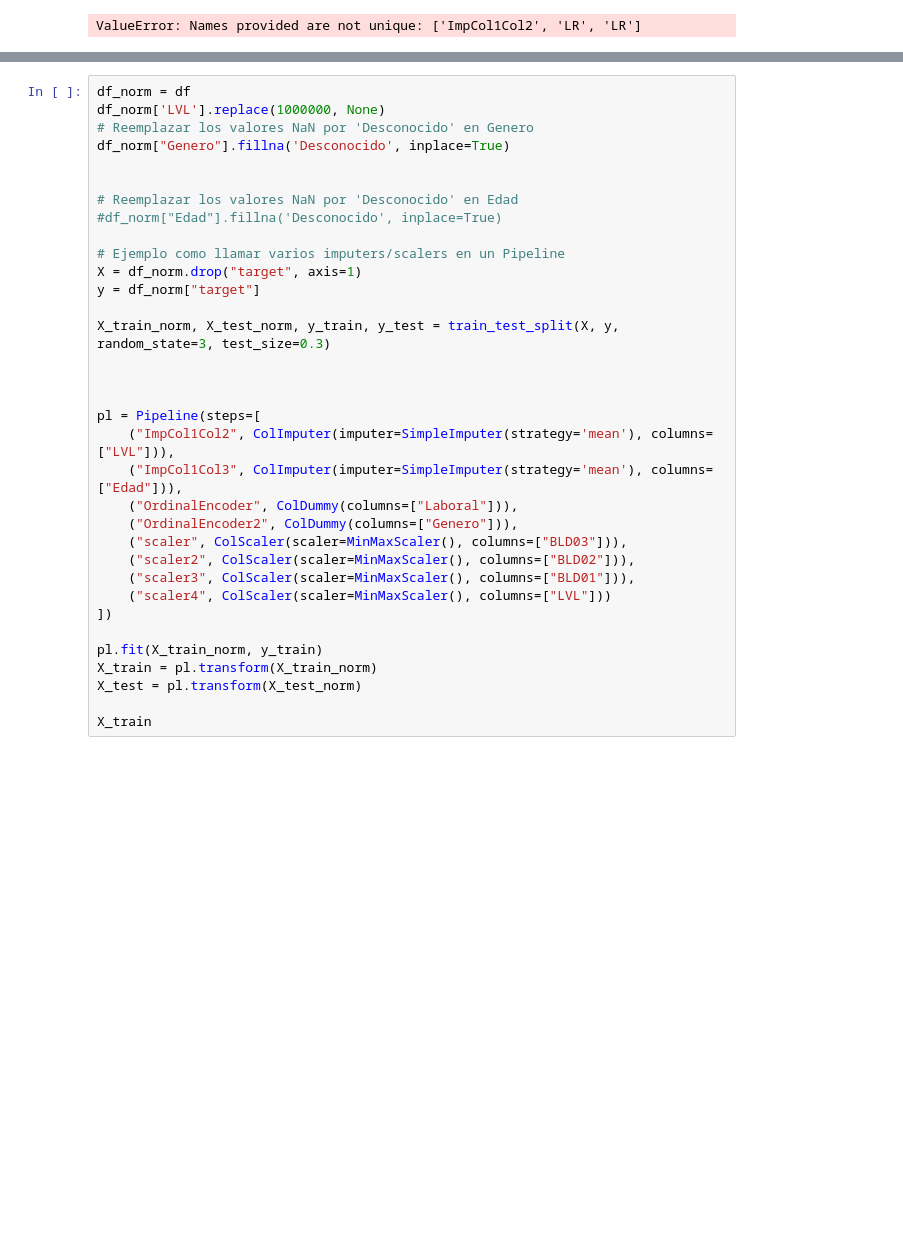
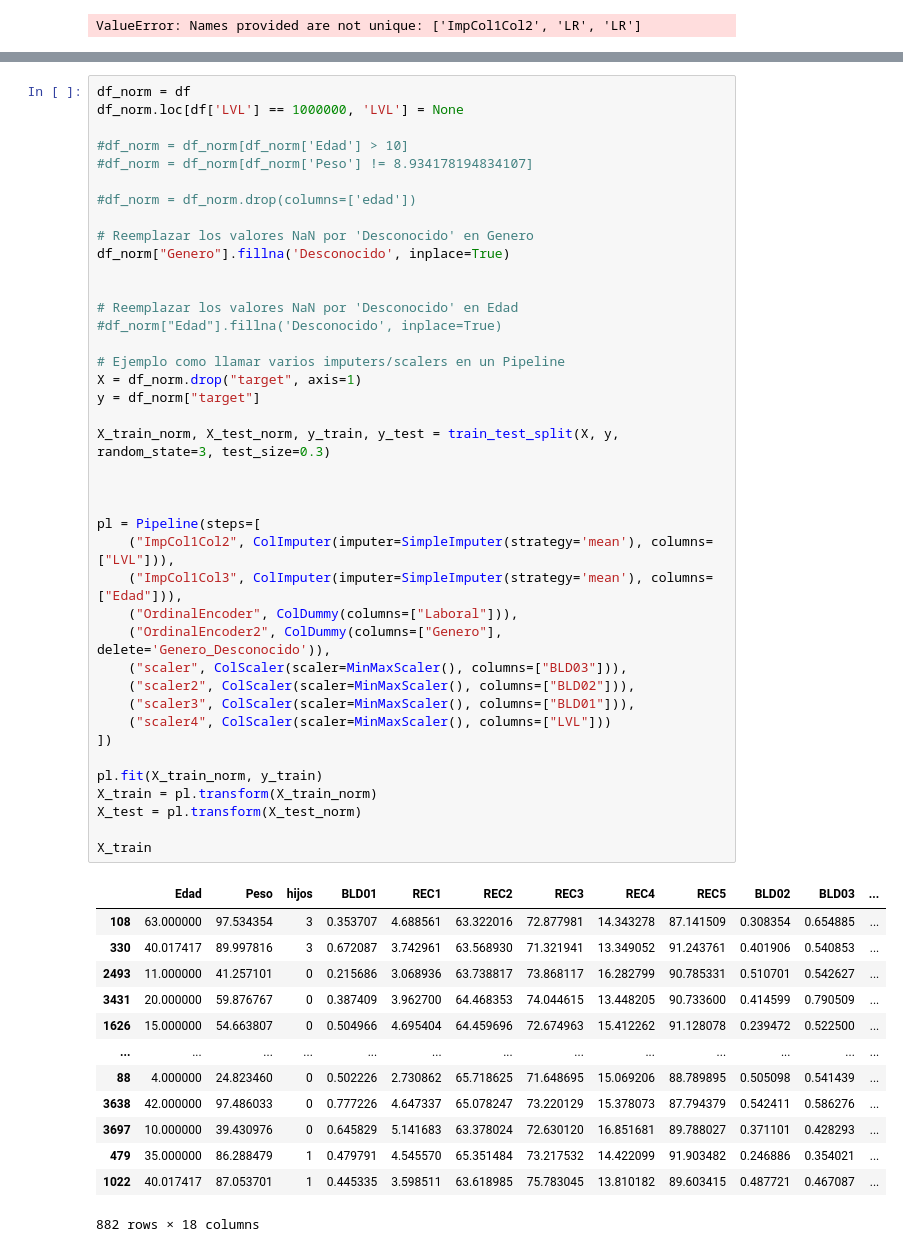
Before and after one commit to ignaciomontovio/TP-Virus, a Jupyter notebook: TP_EntregableVirus.ipynb, the cells around one changed output, grey strips where cells are left out. Saved outputs shown, nothing was run; the diff lists cells and outputs as text; blank space fills up the shorter version.

```diff
--- a/TP_EntregableVirus.ipynb
+++ b/TP_EntregableVirus.ipynb
@@ -572,34 +662,54 @@ Nacho probo con estos imputers scalers etc los dejo aca pero hay que moverlo a l
 # %%
 df_norm = df
-df_norm['LVL'].replace(1000000, None)
+df_norm.loc[df['LVL'] == 1000000, 'LVL'] = None
+
+#df_norm = df_norm[df_norm['Edad'] > 10]
+#df_norm = df_norm[df_norm['Peso'] != 8.934178194834107]
+
+#df_norm = df_norm.drop(columns=['edad'])
+
 # Reemplazar los valores NaN por 'Desconocido' en Genero
 df_norm["Genero"].fillna('Desconocido', inplace=True)
 
 
 # Reemplazar los valores NaN por 'Desconocido' en Edad
 #df_norm["Edad"].fillna('Desconocido', inplace=True)
 
 # Ejemplo como llamar varios imputers/scalers en un Pipeline
 X = df_norm.drop("target", axis=1)
 y = df_norm["target"]
 
 X_train_norm, X_test_norm, y_train, y_test = train_test_split(X, y, random_state=3, test_size=0.3)
 
 
 
 pl = Pipeline(steps=[
     ("ImpCol1Col2", ColImputer(imputer=SimpleImputer(strategy='mean'), columns=["LVL"])),
     ("ImpCol1Col3", ColImputer(imputer=SimpleImputer(strategy='mean'), columns=["Edad"])),
     ("OrdinalEncoder", ColDummy(columns=["Laboral"])),
-    ("OrdinalEncoder2", ColDummy(columns=["Genero"])),
+    ("OrdinalEncoder2", ColDummy(columns=["Genero"], delete='Genero_Desconocido')),
     ("scaler", ColScaler(scaler=MinMaxScaler(), columns=["BLD03"])),
     ("scaler2", ColScaler(scaler=MinMaxScaler(), columns=["BLD02"])),
     ("scaler3", ColScaler(scaler=MinMaxScaler(), columns=["BLD01"])),
     ("scaler4", ColScaler(scaler=MinMaxScaler(), columns=["LVL"]))
 ])
 
 pl.fit(X_train_norm, y_train)
 X_train = pl.transform(X_train_norm)
 X_test = pl.transform(X_test_norm)
 
 X_train
+# %% [output]
+|  | Edad | Peso | hijos | BLD01 | REC1 | REC2 | REC3 | REC4 | REC5 | BLD02 | BLD03 | ... |
+| 108 | 63.000000 | 97.534354 | 3 | 0.353707 | 4.688561 | 63.322016 | 72.877981 | 14.343278 | 87.141509 | 0.308354 | 0.654885 | ... |
+| 330 | 40.017417 | 89.997816 | 3 | 0.672087 | 3.742961 | 63.568930 | 71.321941 | 13.349052 | 91.243761 | 0.401906 | 0.540853 | ... |
+| 2493 | 11.000000 | 41.257101 | 0 | 0.215686 | 3.068936 | 63.738817 | 73.868117 | 16.282799 | 90.785331 | 0.510701 | 0.542627 | ... |
+| 3431 | 20.000000 | 59.876767 | 0 | 0.387409 | 3.962700 | 64.468353 | 74.044615 | 13.448205 | 90.733600 | 0.414599 | 0.790509 | ... |
+| 1626 | 15.000000 | 54.663807 | 0 | 0.504966 | 4.695404 | 64.459696 | 72.674963 | 15.412262 | 91.128078 | 0.239472 | 0.522500 | ... |
+| ... | ... | ... | ... | ... | ... | ... | ... | ... | ... | ... | ... | ... |
+| 88 | 4.000000 | 24.823460 | 0 | 0.502226 | 2.730862 | 65.718625 | 71.648695 | 15.069206 | 88.789895 | 0.505098 | 0.541439 | ... |
+| 3638 | 42.000000 | 97.486033 | 0 | 0.777226 | 4.647337 | 65.078247 | 73.220129 | 15.378073 | 87.794379 | 0.542411 | 0.586276 | ... |
+| 3697 | 10.000000 | 39.430976 | 0 | 0.645829 | 5.141683 | 63.378024 | 72.630120 | 16.851681 | 89.788027 | 0.371101 | 0.428293 | ... |
+| 479 | 35.000000 | 86.288479 | 1 | 0.479791 | 4.545570 | 65.351484 | 73.217532 | 14.422099 | 91.903482 | 0.246886 | 0.354021 | ... |
+| 1022 | 40.017417 | 87.053701 | 1 | 0.445335 | 3.598511 | 63.618985 | 75.783045 | 13.810182 | 89.603415 | 0.487721 | 0.467087 | ... |
+882 rows × 18 columns
```
Also changed, not shown: parts of 9 cells of this notebook.
